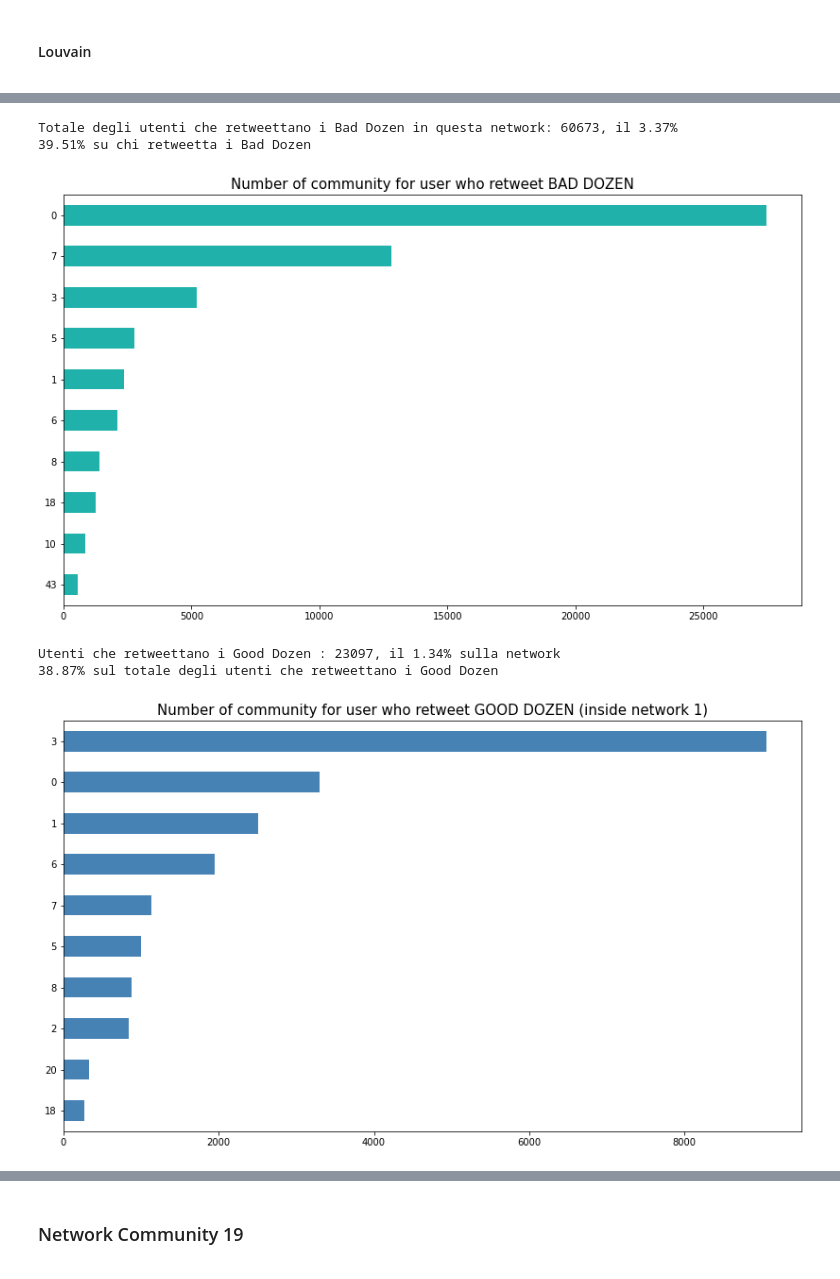
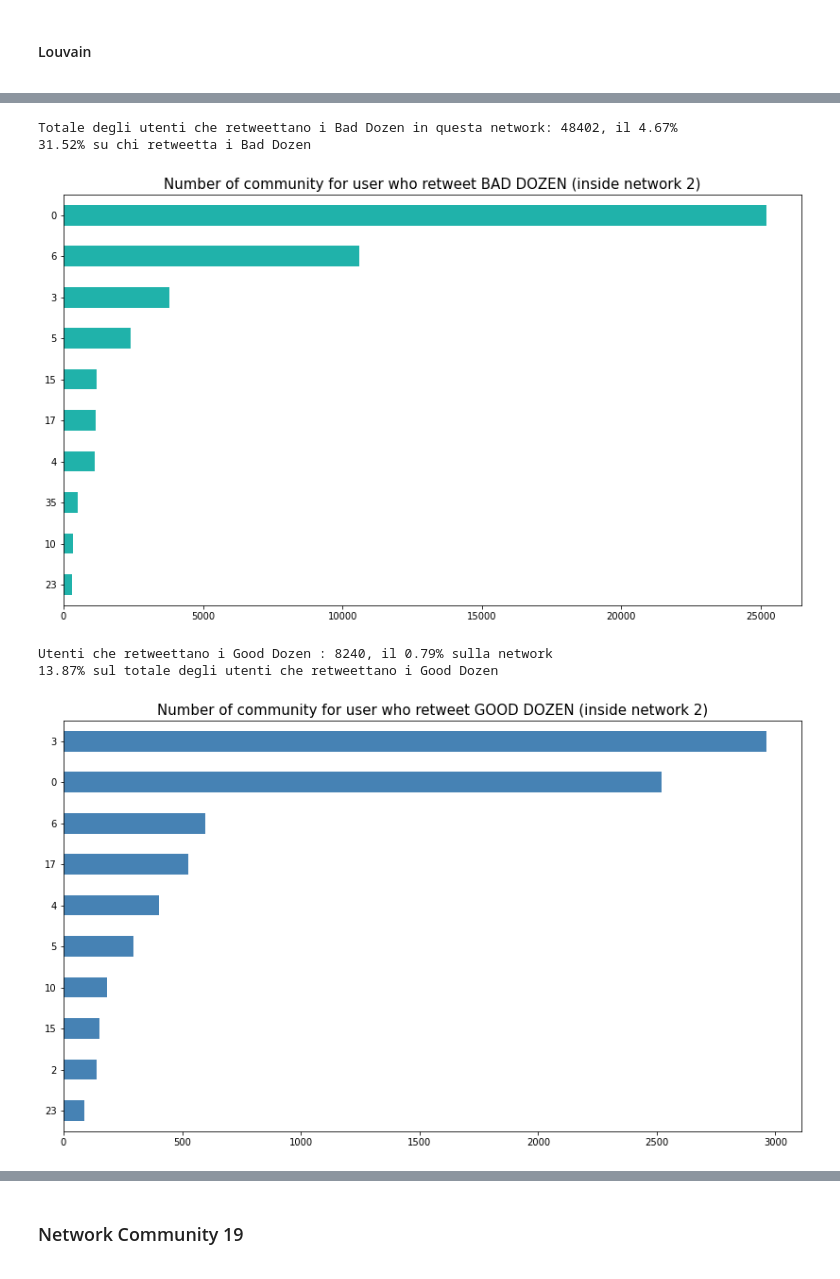
Before and after one commit to gi-ux/BachelorProject, a Jupyter notebook: notebook/Subnetworks.ipynb, the cells around one changed output, grey strips where cells are left out. Cells and saved outputs as stored; diff of their text form; code cells hidden in the pictures.

```diff
--- a/notebook/Subnetworks.ipynb
+++ b/notebook/Subnetworks.ipynb
@@ -265,7 +252,7 @@ Utenti che retweettano i Good Dozen : 32212, il 1.79% sulla network
 </p>
 <a id="comm_2"/>
 # %%
-path_inside = path + "/nt_2/"
+path_inside = path + "/network_2/"
 louvain_path = glob.glob(path_inside + "louvain*.json")[0]
 louvain_2 = read_from_json(louvain_path)
 ccdh_rt_flt_2 = ccdh_rt[ccdh_rt.user_screen_name.isin([x for x in louvain_2])]
@@ -306,17 +297,17 @@ print(f"{round(val.sum()/len(ccdh_rt)*100,2)}% su chi retweetta i Bad Dozen")
 # print(f"Lunghezza della community più grande: {val[1]} nodi su {comm[4]} della network ({round(val[1]/comm[4],4)*100}%)")
 # print(f"La community 2-1 contiene il {round(val[1] / sum(val),4)*100}% degli utenti presenti nella network")
 # print(f"La network contiene {sum(val)} utenti che retwettano i BAD DOZEN su un totale di {len(ccdh_rt)} ({round(sum(val)/len(ccdh_rt),2)*100}%)")
-plot_hist(val, "Number of community for user who retweet BAD DOZEN")
+plot_hist(val, "Number of community for user who retweet BAD DOZEN (inside network 2)")
 # %% [output]
-Totale degli utenti che retweettano i Bad Dozen in questa network: 60673, il 3.37%
-39.51% su chi retweetta i Bad Dozen
+Totale degli utenti che retweettano i Bad Dozen in questa network: 48402, il 4.67%
+31.52% su chi retweetta i Bad Dozen
-[figure, old version]
+[figure, new version]
 # %%
 val = rt_community(good_rt_flt_2, louvain_2)
 print(f"Utenti che retweettano i Good Dozen : {val.sum()}, il {round(val.sum()/comm.sum()*100,2)}% sulla network")
 print(f"{round(val.sum()/len(good_rt)*100,2)}% sul totale degli utenti che retweettano i Good Dozen")
-plot_hist(val, "Number of community for user who retweet GOOD DOZEN (inside network 1)", "steelblue")
+plot_hist(val, "Number of community for user who retweet GOOD DOZEN (inside network 2)", "steelblue")
 # %% [output]
-Utenti che retweettano i Good Dozen : 23097, il 1.34% sulla network
-38.87% sul totale degli utenti che retweettano i Good Dozen
+Utenti che retweettano i Good Dozen : 8240, il 0.79% sulla network
+13.87% sul totale degli utenti che retweettano i Good Dozen
-[figure, old version]
+[figure, new version]
```
Also changed, not shown: parts of 26 cells of this notebook, 1 other file.
